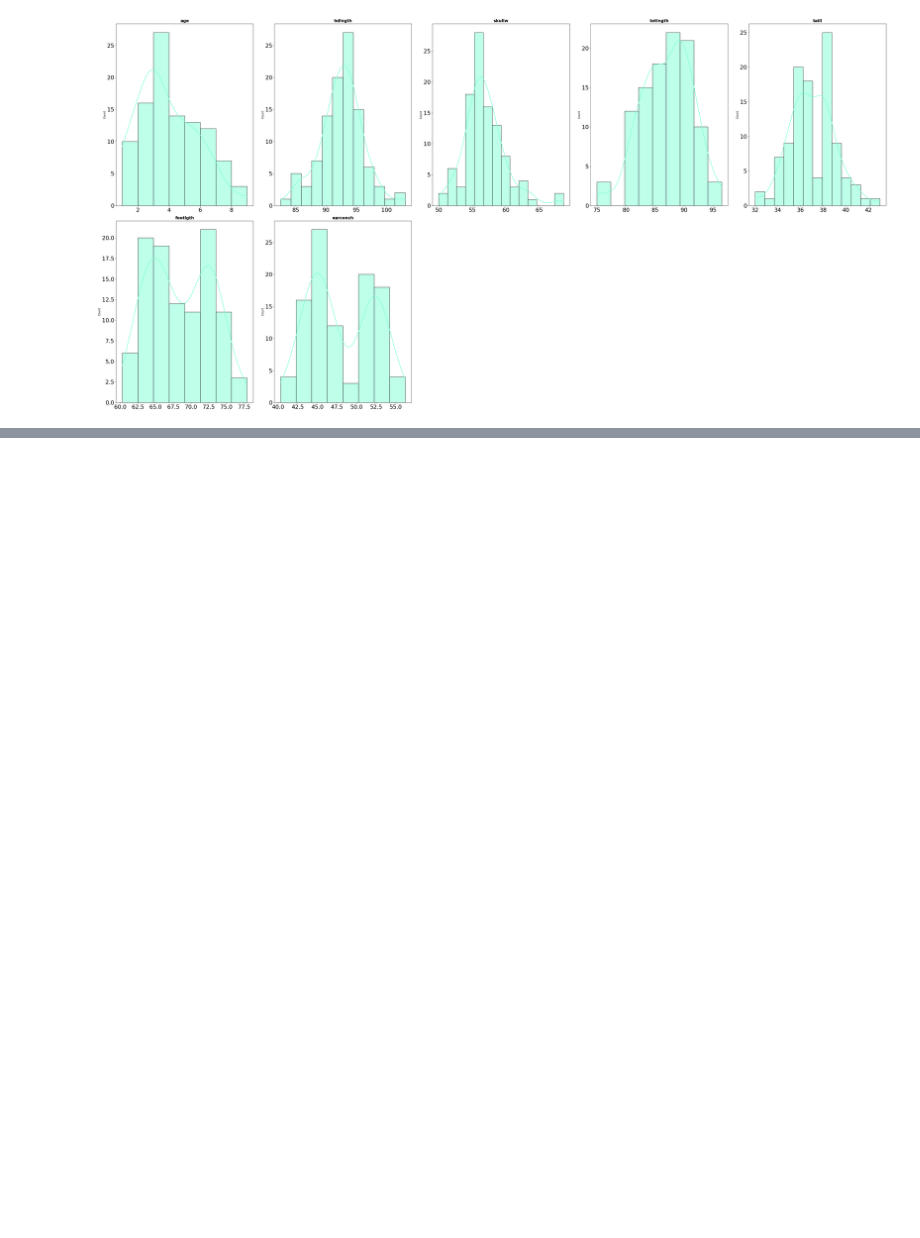
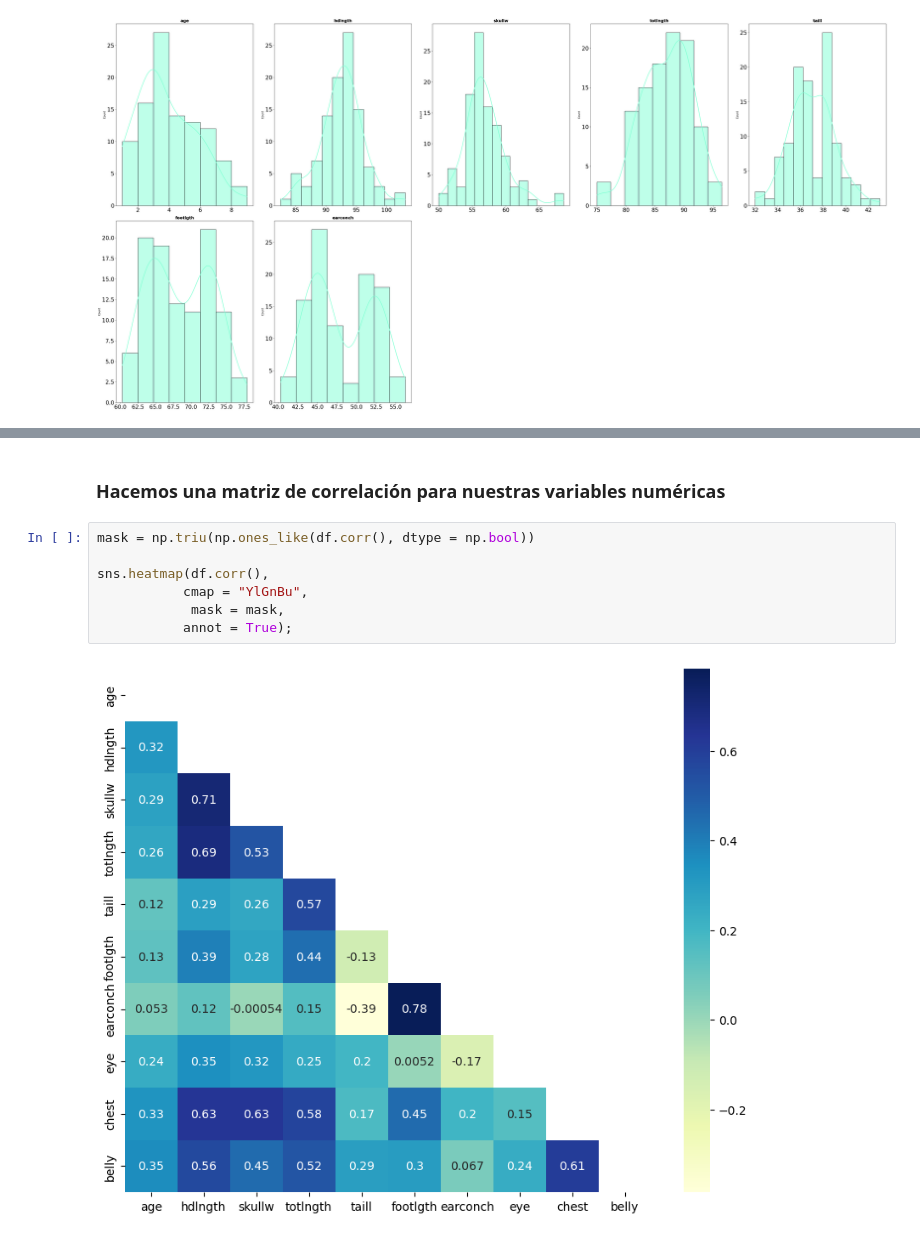
Before and after one commit to Adalab/-DA-promo-b-modulo-3-sprint-1-Maria-Ana, a Jupyter notebook: pair-programming-1-IntroML/pair-programming-1-IntroML.ipynb, the cells around one changed output, grey strips where cells are left out. Saved outputs shown, nothing was run; the diff lists cells and outputs as text; blank space fills up the shorter version.

```diff
--- a/pair-programming-1-IntroML/pair-programming-1-IntroML.ipynb
+++ b/pair-programming-1-IntroML/pair-programming-1-IntroML.ipynb
@@ -187,0 +221,11 @@ df.to_csv('../datos/possum_limpio.csv')
+# %% [markdown]
+### Hacemos una matriz de correlación para nuestras variables numéricas
+# %%
+mask = np.triu(np.ones_like(df.corr(), dtype = np.bool))
+
+sns.heatmap(df.corr(),
+           cmap = "YlGnBu",
+            mask = mask,
+           annot = True);
+# %% [output]
+[figure, added]
```
Also changed, not shown: parts of 9 cells of this notebook.
